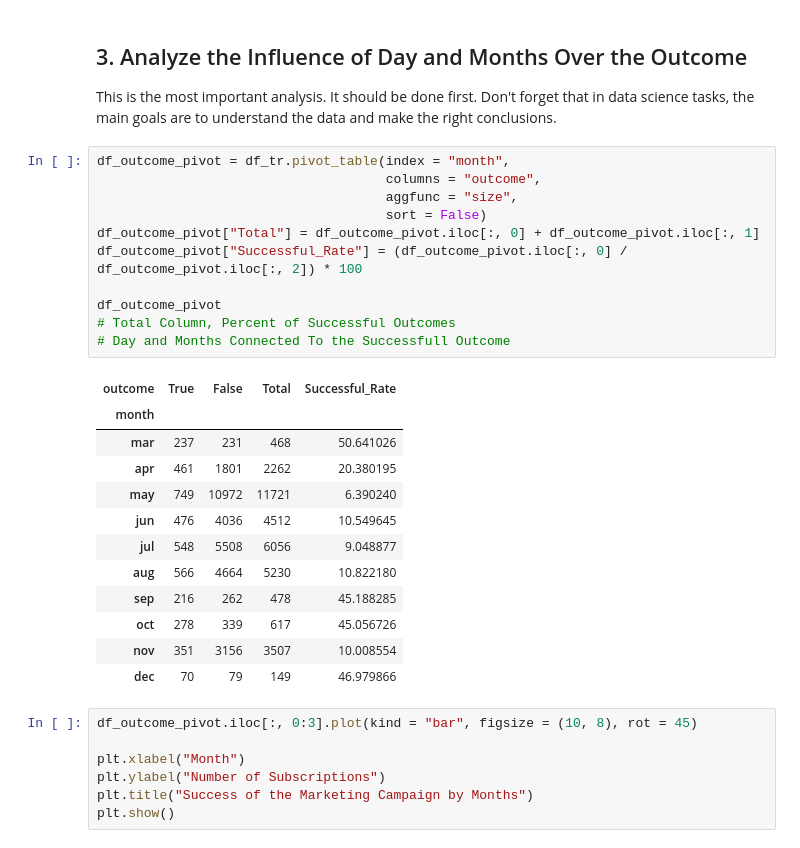
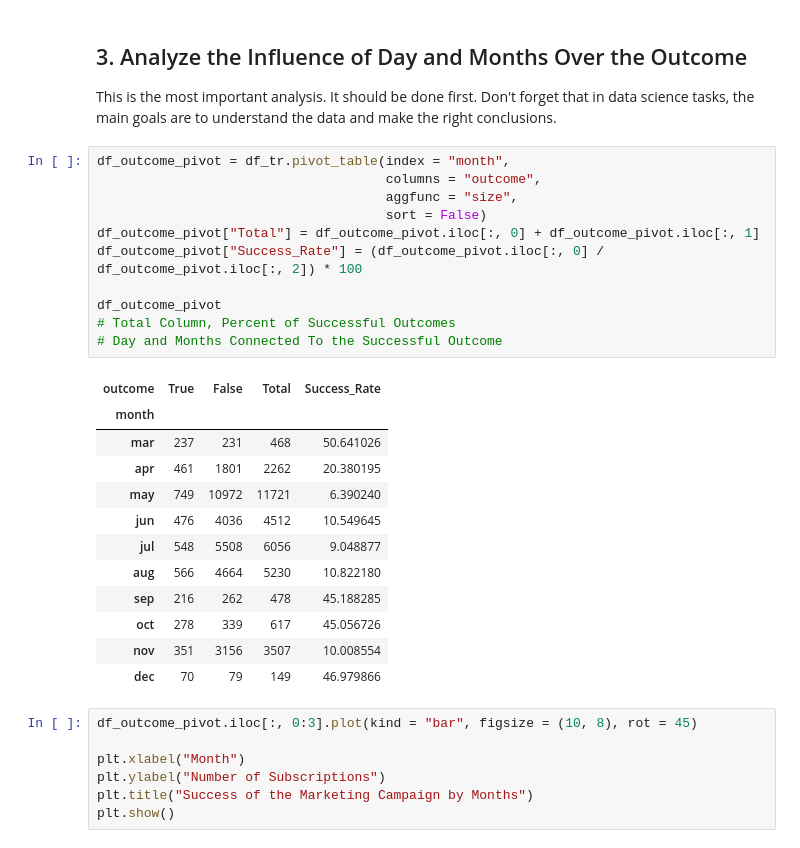
Before and after one commit to krasvachev/Data-Science-Case-Study, a Jupyter notebook: LittleBank_Case_Study.ipynb, the cells around one changed output. Saved outputs shown, nothing was run; the diff lists cells and outputs as text.

Commit message:
Implement Success Rate Task 1 EDA

```diff
--- a/LittleBank_Case_Study.ipynb
+++ b/LittleBank_Case_Study.ipynb
@@ -515,16 +515,16 @@ This is the most important analysis. It should be done first. Don't forget that
 # %%
 df_outcome_pivot = df_tr.pivot_table(index = "month",
                                      columns = "outcome",
                                      aggfunc = "size",
                                      sort = False)
 df_outcome_pivot["Total"] = df_outcome_pivot.iloc[:, 0] + df_outcome_pivot.iloc[:, 1]
-df_outcome_pivot["Successful_Rate"] = (df_outcome_pivot.iloc[:, 0] / df_outcome_pivot.iloc[:, 2]) * 100
+df_outcome_pivot["Success_Rate"] = (df_outcome_pivot.iloc[:, 0] / df_outcome_pivot.iloc[:, 2]) * 100
 
 df_outcome_pivot
 # Total Column, Percent of Successful Outcomes
-# Day and Months Connected To the Successfull Outcome
+# Day and Months Connected To the Successful Outcome
 # %% [output]
-| outcome | True | False | Total | Successful_Rate |
+| outcome | True | False | Total | Success_Rate |
 | month |  |  |  |  |
 | mar | 237 | 231 | 468 | 50.641026 |
 | apr | 461 | 1801 | 2262 | 20.380195 |
```
Also changed, not shown: parts of 6 cells of this notebook, 3 other files.
